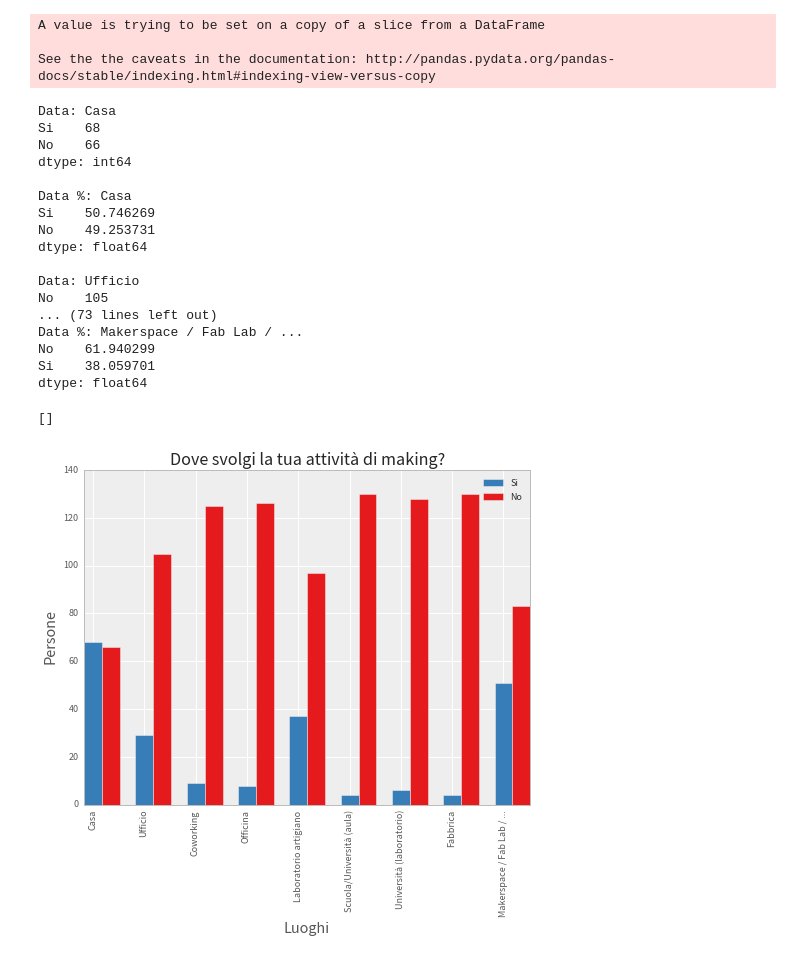
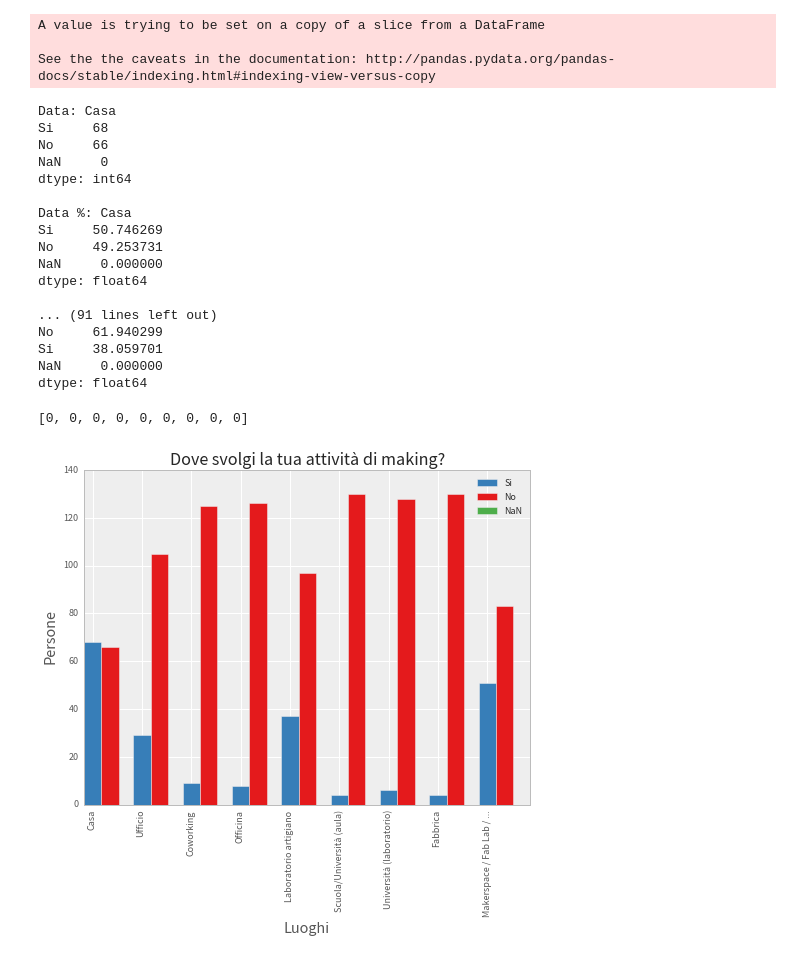
Before and after one commit to openp2pdesign/Makers-Inquiry---Analysis, a Jupyter notebook: Q019.ipynb, the cells around one changed output. Cells and saved outputs as stored; diff of their text form; code cells hidden in the pictures.

```diff
--- a/Q019.ipynb
+++ b/Q019.ipynb
@@ -45,19 +45,18 @@ See the the caveats in the documentation: http://pandas.pydata.org/pandas-docs/s
 # Gather data
 places_b = {}
 for k,i in enumerate(places_columns):
-    places_b[k] = places[i].value_counts()
+    places_b[k] = places[i].value_counts(dropna=False)
     print "Data:",places_options[k]
     print places_b[k]
     print
     print "Data %:",places_options[k]
-    print places[i].value_counts(normalize=True)*100
+    print places[i].value_counts(normalize=True,dropna=False)*100
     print
 
 yes = []
 no = []
 nanvalue = []
 
-# Get data for plotting, and check that we have all the values for Yes and No
 for k,i in enumerate(places_columns):
     places_presents = places_b[k].index.tolist()
 
@@ -70,62 +69,61 @@ for k,i in enumerate(places_columns):
     # Reassign new list with "NaN"
     places_b[k].index = places_presents
 
-    if len(places_b[k].index) == 2:
-        if places_b[k].index[0] == "Si":
-            yes.append(places_b[k].iloc[0])
-            no.append(places_b[k].iloc[1])
-        elif places_b[k].index[1] == "Si":
-            yes.append(places_b[k].iloc[1])
-            no.append(places_b[k].iloc[0])
-    elif len(places_b[k].index) == 1:
-        if places_b[k].index[0] == "Si":
-            yes.append(places_b[k].iloc[0])
-            no.append(0)
-        elif places_b[k].index[0] == "No":
-            yes.append(0)
-            no.append(places_b[k].iloc[0])
-    else:
+    # Check for empty values, and put a 0 instead
+    if "Si" not in places_presents:
         yes.append(0)
+    if "No" not in places_presents:
         no.append(0)
+    if "NaN" not in places_presents:
+        nanvalue.append(0)
+
+    for j in places_presents:
+        if j == "Si":
+            yes.append(places_b[k].ix["Si"])
+        elif j == "No":
+            no.append(places_b[k].ix["No"])
+        elif j == "NaN":
+            nanvalue.append(places_b[k].ix["NaN"])
 # %% [output]
 Data: Casa
-Si    68
-No    66
+Si     68
+No     66
+NaN     0
 dtype: int64
 
 Data %: Casa
-Si    50.746269
-No    49.253731
+Si     50.746269
+No     49.253731
+NaN     0.000000
 dtype: float64
 
-Data: Ufficio
-No    105
-... (73 lines left out)
-Data %: Makerspace / Fab Lab / ...
-No    61.940299
-Si    38.059701
+... (91 lines left out)
+No     61.940299
+Si     38.059701
+NaN     0.000000
 dtype: float64
 # %%
 print nanvalue
 
 # Plot the data
 plt.figure(figsize=(8,6))
 plt.xlabel('Luoghi', fontsize=16)
 plt.ylabel('Persone', fontsize=16)
 plt.title(u'Dove svolgi la tua attività di making?', fontsize=18)
 plt.xticks(range(len(places_options)+1),places_options,rotation=90)
 ind = np.arange(len(places_columns))   # the x locations for the groups
 width = 0.35                              # the width of the bars
 
 my_colors = seaborn.color_palette("Set1", 3) # Set color palette
 rect1 = plt.bar(ind,yes,width,color=my_colors[1],align='center') # Plot Yes
 rect2 = plt.bar(ind+width,no,width,color=my_colors[0],align='center') # Plot No
-plt.legend( (rect1, rect2), ('Si', 'No') )
-plt.savefig("svg/Q019-MakerDoveLavorano01.svg")
-plt.savefig("png/Q019-MakerDoveLavorano01.png")
+rect3 = plt.bar(ind+width*2,nanvalue,width,color=my_colors[2],align='center') # Plot NaN
+plt.legend( (rect1, rect2, rect3), ('Si', 'No', 'NaN') )
+plt.savefig("svg/Q019-MakerDoveLavorano01-NaN.svg")
+plt.savefig("png/Q019-MakerDoveLavorano01-NaN.png")
 # %% [output]
-[]
+[0, 0, 0, 0, 0, 0, 0, 0, 0]
-[figure, old version]
+[figure, new version]
 # %%
 # Get "other" data
 places_other = data["Q019[other]"].str.lower().value_counts()
```
Also changed, not shown: parts of 1 cell of this notebook.
